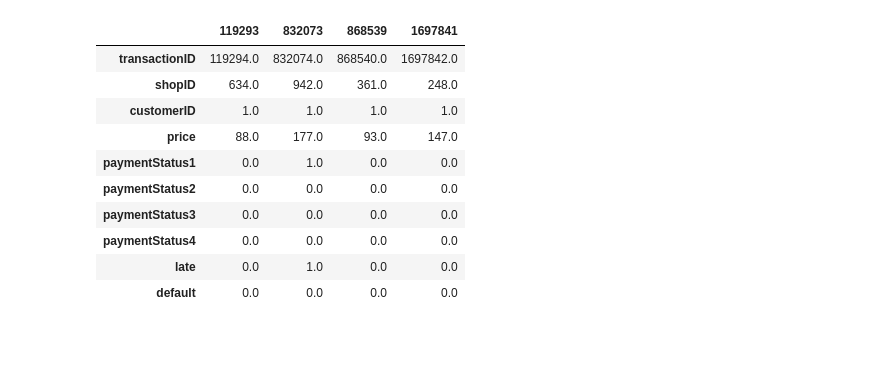
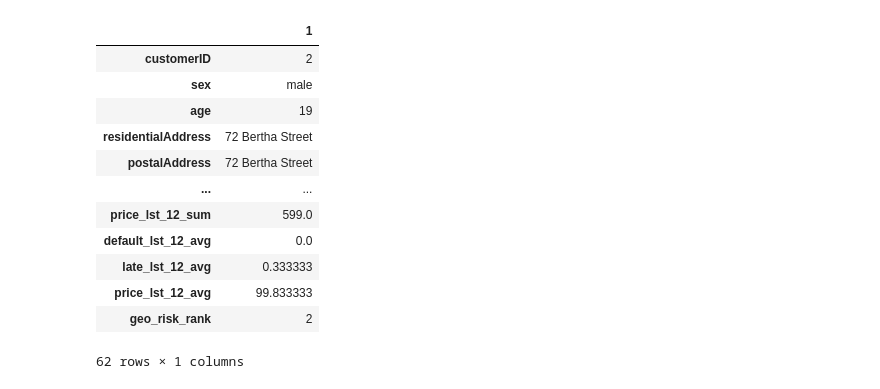
Before and after one commit to xSzpo/kedro_vb, a Jupyter notebook: notebooks/02_split_data.ipynb, the cells around one changed output. Drawn from its saved outputs; the diff is of its cells as text; code cells hidden in the pictures; blank space fills up the shorter version.

```diff
--- a/notebooks/02_split_data.ipynb
+++ b/notebooks/02_split_data.ipynb
@@ -26,14 +29,16 @@ np.mean([177,93])
 # %%
-df_trans.query("customerID==1").T
+df.query("customerID==2").T
 # %% [output]
-|  | 119293 | 832073 | 868539 | 1697841 |
-| transactionID | 119294.0 | 832074.0 | 868540.0 | 1697842.0 |
-| shopID | 634.0 | 942.0 | 361.0 | 248.0 |
-| customerID | 1.0 | 1.0 | 1.0 | 1.0 |
-| price | 88.0 | 177.0 | 93.0 | 147.0 |
-| paymentStatus1 | 0.0 | 1.0 | 0.0 | 0.0 |
-| paymentStatus2 | 0.0 | 0.0 | 0.0 | 0.0 |
-| paymentStatus3 | 0.0 | 0.0 | 0.0 | 0.0 |
-| paymentStatus4 | 0.0 | 0.0 | 0.0 | 0.0 |
-| late | 0.0 | 1.0 | 0.0 | 0.0 |
-| default | 0.0 | 0.0 | 0.0 | 0.0 |
+|  | 1 |
+| customerID | 2 |
+| sex | male |
+| age | 19 |
+| residentialAddress | 72 Bertha Street |
+| postalAddress | 72 Bertha Street |
+| ... | ... |
+| price_lst_12_sum | 599.0 |
+| default_lst_12_avg | 0.0 |
+| late_lst_12_avg | 0.333333 |
+| price_lst_12_avg | 99.833333 |
+| geo_risk_rank | 2 |
+62 rows × 1 columns
```
Also changed, not shown: parts of 7 cells of this notebook, 5 other files.
